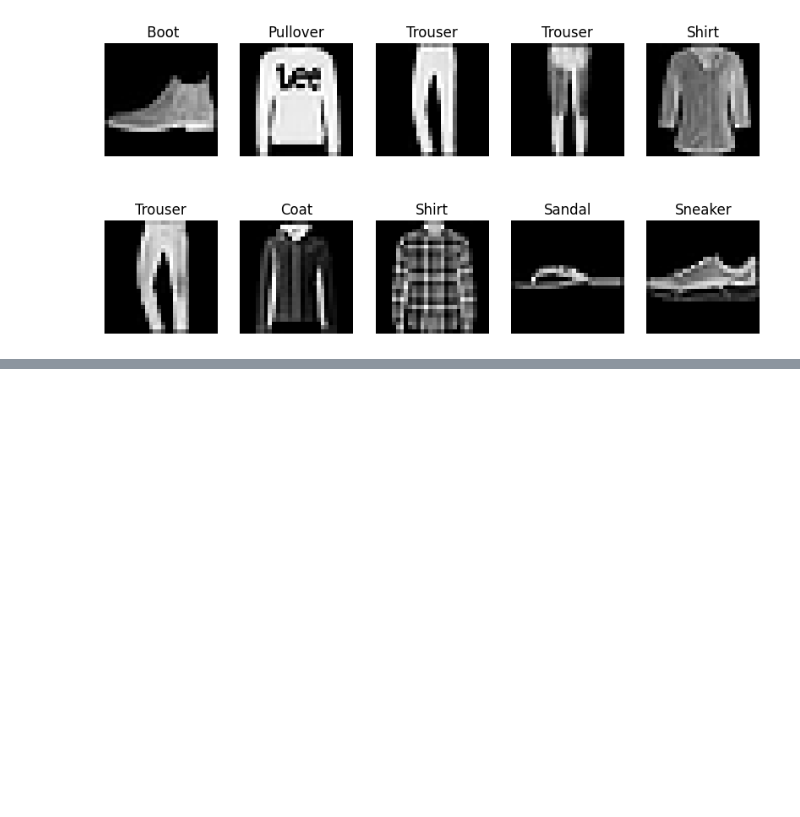
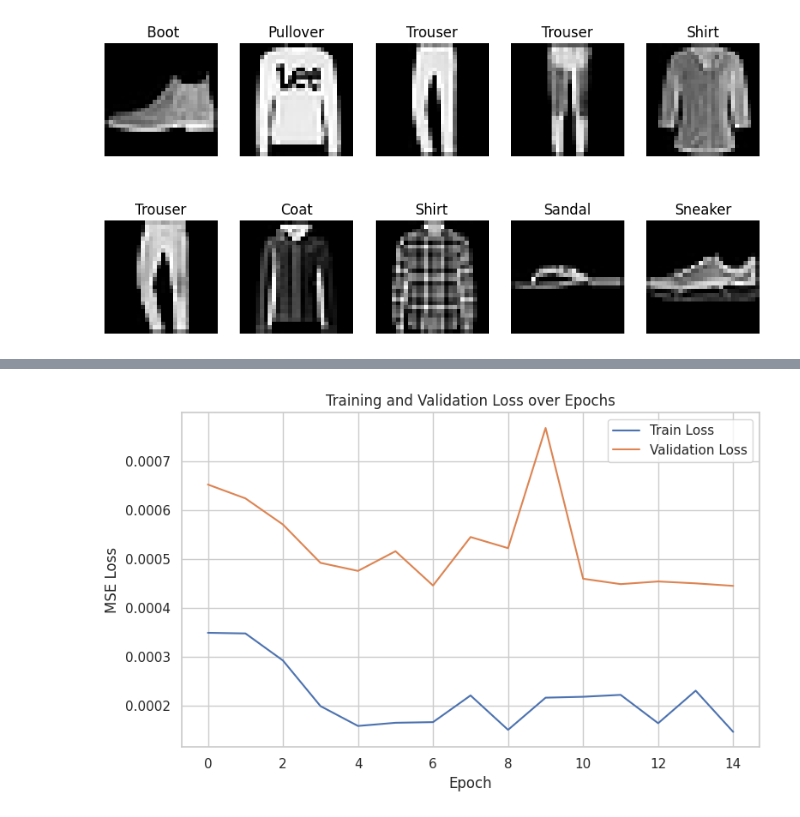
Before and after one commit to Pooja-V15/NVIDIA-AI-ML-Internship, a Jupyter notebook: day3.ipynb, the cells around one changed output, grey strips where cells are left out. Saved outputs shown, nothing was run; the diff lists cells and outputs as text; code cells hidden in the pictures; blank space fills up the shorter version.

```diff
--- a/day3.ipynb
+++ b/day3.ipynb
@@ -183,0 +461,15 @@ plt.show()
+# %%
+# Hyperparameters for the autoregressive task
+SEQ_LEN = 64        # number of pixels used per image (first SEQ_LEN values of the flattened image)
+INPUT_DIM = SEQ_LEN - 1
+BATCH_SIZE = 512
+VALIDATION_SPLIT = 0.1
+RANDOM_SEED = 42
+
+torch.manual_seed(RANDOM_SEED)
+np.random.seed(RANDOM_SEED)
+# %%
+transform = transforms.ToTensor()
+
+full_train = datasets.MNIST(root='./data', train=True, download=True, transform=transform)
+print('Number of training samples in raw MNIST:', len(full_train))
@@ -183,0 +566,9 @@ plt.show()
+# %%
+# Training hyperparameters
+LR = 1e-3
+NUM_EPOCHS = 15
+
+optimizer = torch.optim.Adam(model.parameters(), lr=LR)
+
+train_losses = []
+val_losses = []
@@ -183,0 +617,9 @@ plt.show()
+# %%
+for epoch in range(1, NUM_EPOCHS + 1):
+    train_loss = train_one_epoch(model, train_loader, optimizer, device)
+    val_loss, val_preds, val_targets = evaluate(model, val_loader, device)
+
+    train_losses.append(train_loss)
+    val_losses.append(val_loss)
+
+    print(f'Epoch {epoch:02d}/{NUM_EPOCHS} | Train Loss: {train_loss:.6f} | Val Loss: {val_loss:.6f}')
@@ -183,0 +642,13 @@ plt.show()
+# %%
+# Plot loss curves
+plt.figure(figsize=(8,5))
+plt.plot(train_losses, label='Train Loss')
+plt.plot(val_losses, label='Validation Loss')
+plt.xlabel('Epoch')
+plt.ylabel('MSE Loss')
+plt.title('Training and Validation Loss over Epochs')
+plt.legend()
+plt.tight_layout()
+plt.show()
+# %% [output]
+[figure, added]
```
Also changed, not shown: parts of 35 cells of this notebook.
